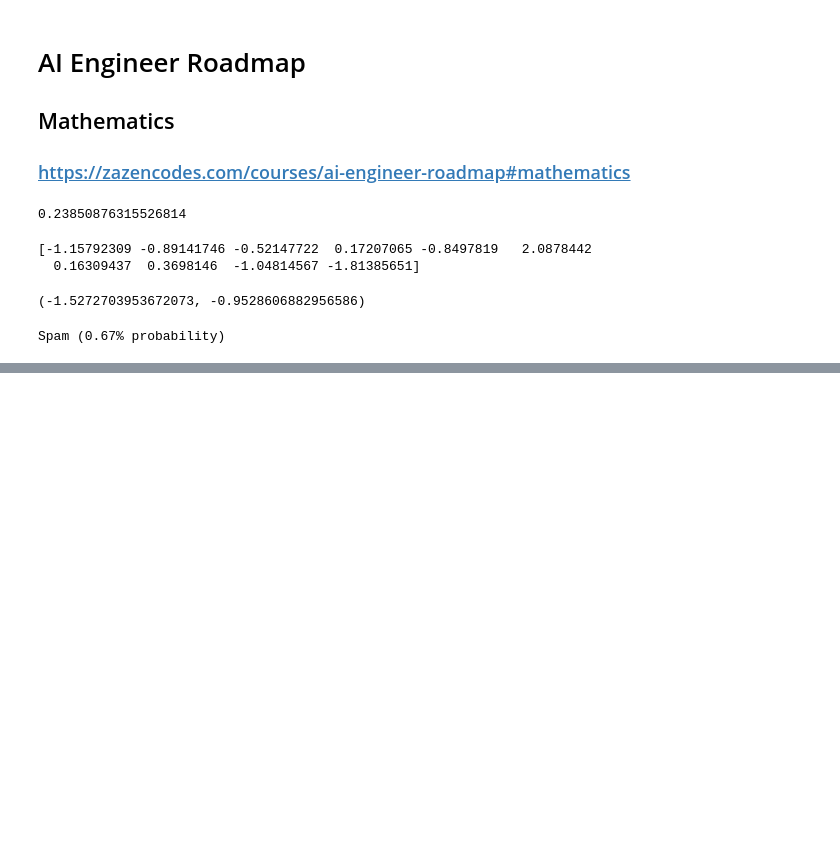
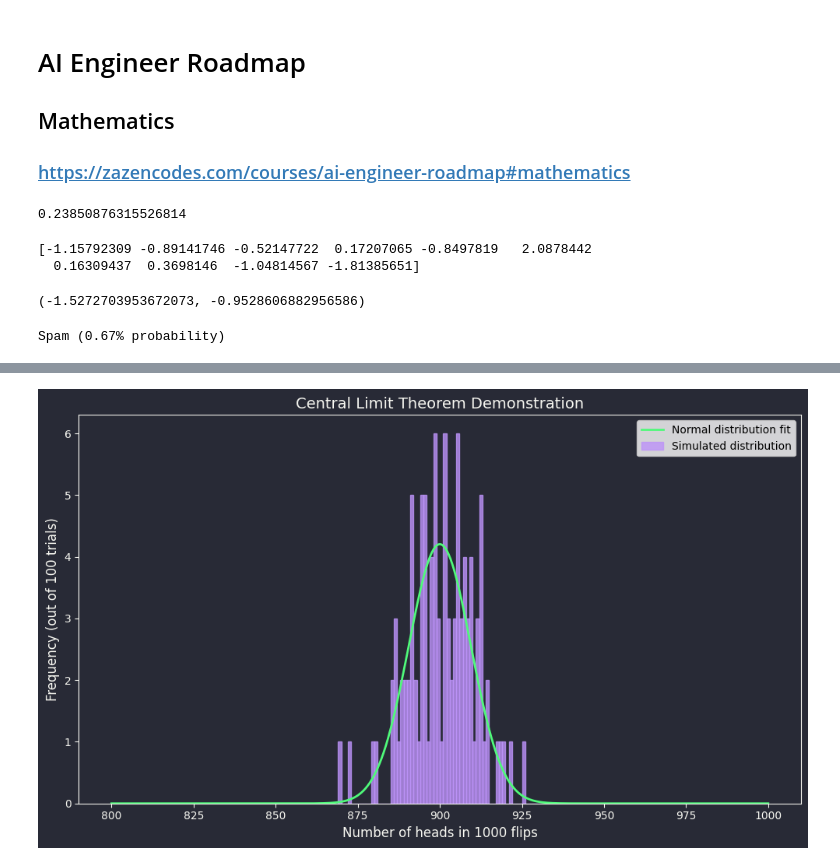
Before and after one commit to zazencodes/ai-engineer-roadmap-notebooks, a Jupyter notebook: 3-mathematics.ipynb, the cells around one changed output, grey strips where cells are left out. Cells and saved outputs as stored; diff of their text form; code cells hidden in the pictures; blank space fills up the shorter version.

```diff
--- a/3-mathematics.ipynb
+++ b/3-mathematics.ipynb
@@ -61,0 +132,4 @@ Spam (0.67% probability)
+# %%
+plot_clt(100)
+# %% [output]
+[figure, added]
```
Also changed, not shown: parts of 16 cells of this notebook, 3 other files.
